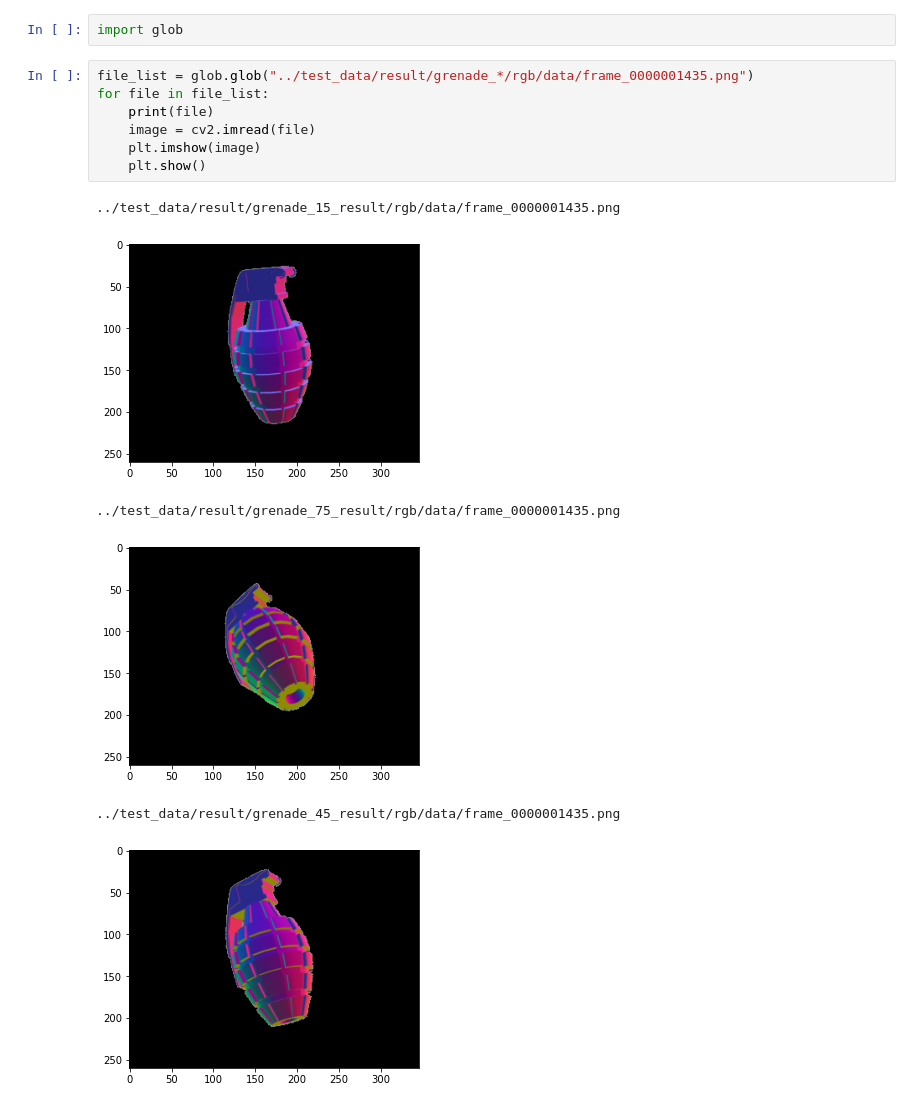
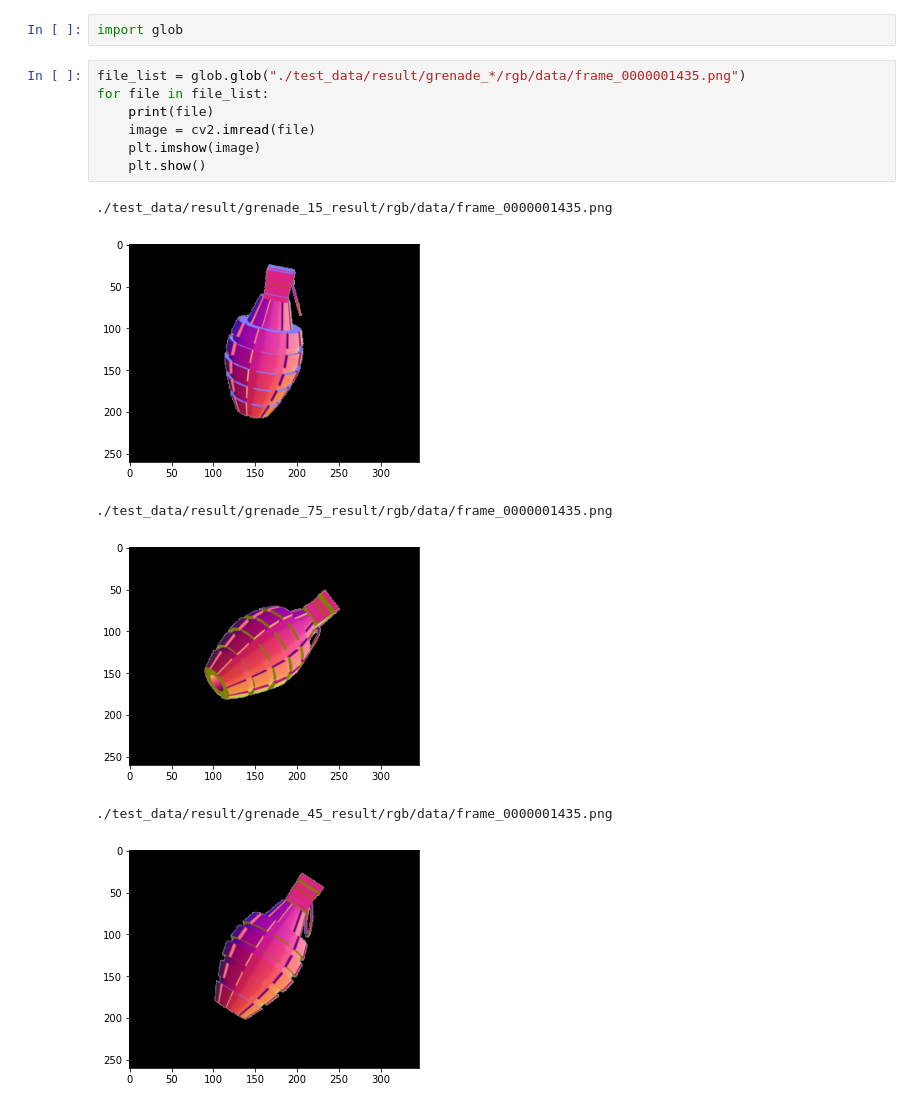
Before and after one commit to kuai-lab/NN23_Event-based-3D-Reconstruction, a Jupyter notebook: utils/viz_data.ipynb, the cells around one changed output. Drawn from its saved outputs; the diff is of its cells as text.

```diff
--- a/utils/viz_data.ipynb
+++ b/utils/viz_data.ipynb
@@ -35,16 +88,16 @@ plt.show()
 # %%
 import glob
 # %%
-file_list = glob.glob("../test_data/result/grenade_*/rgb/data/frame_0000001435.png")
+file_list = glob.glob("./test_data/result/grenade_*/rgb/data/frame_0000001435.png")
 for file in file_list:
     print(file)
     image = cv2.imread(file)
     plt.imshow(image)
     plt.show()
 # %% [output]
-../test_data/result/grenade_15_result/rgb/data/frame_0000001435.png
+./test_data/result/grenade_15_result/rgb/data/frame_0000001435.png
-[figure, old version]
+[figure, new version]
-../test_data/result/grenade_75_result/rgb/data/frame_0000001435.png
+./test_data/result/grenade_75_result/rgb/data/frame_0000001435.png
-[figure, old version]
+[figure, new version]
-../test_data/result/grenade_45_result/rgb/data/frame_0000001435.png
+./test_data/result/grenade_45_result/rgb/data/frame_0000001435.png
-[figure, old version]
+[figure, new version]
```
Also changed, not shown: parts of 3 cells of this notebook.
